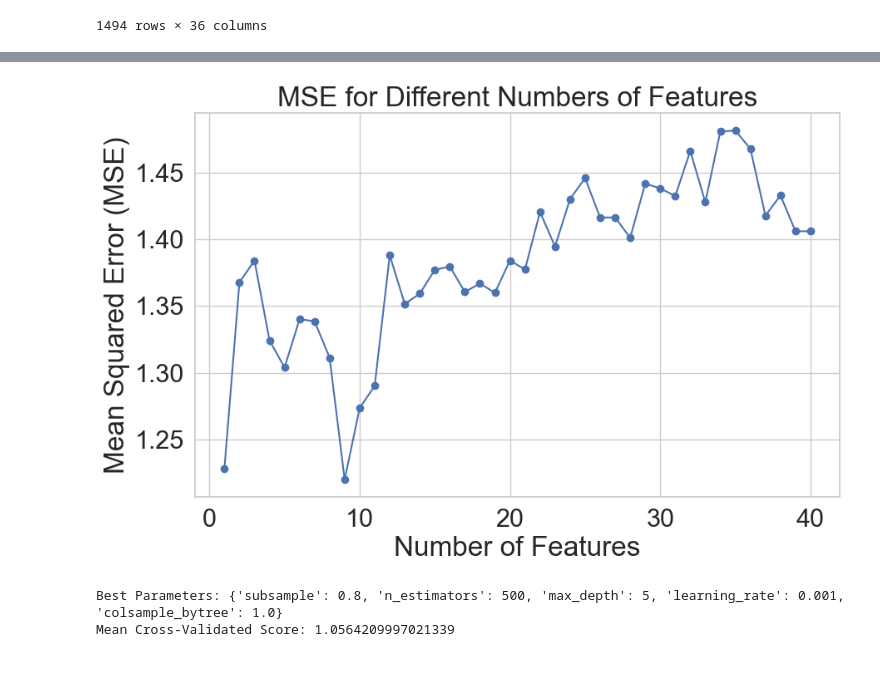
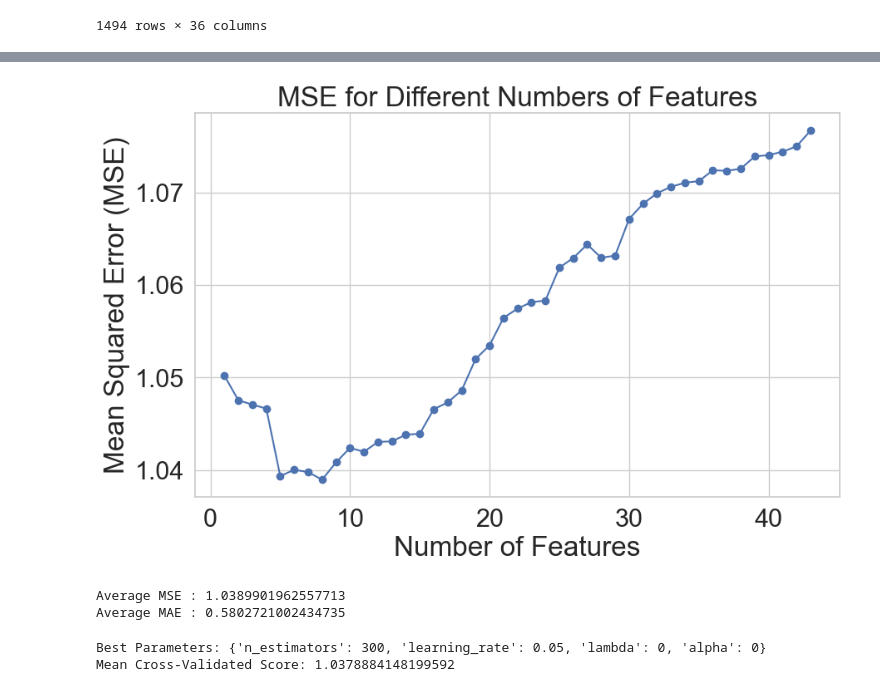
Before and after one commit to alexandra-pricop/EnsembleLearning, a Jupyter notebook: XGBoost.ipynb, the cells around one changed output, grey strips where cells are left out. Cells and saved outputs as stored; diff of their text form; code cells hidden in the pictures.

```diff
--- a/XGBoost.ipynb
+++ b/XGBoost.ipynb
@@ -75,10 +62,22 @@ x_train_imputed = X_train_poly_full
 # %%
-x_train_imputed['DE_GAS_COAL_INTERACTION'] = x_train_imputed['DE_GAS'] * x_train_imputed['DE_COAL']
+x_train_imputed['FR_WIND_SQR'] = np.sqrt(np.maximum(0, x_train_imputed['FR_WINDPOW']))
+x_train_imputed['DE_WIND_SQR'] = np.sqrt(np.maximum(0, x_train_imputed['DE_WINDPOW']))
+
 x_train_imputed['DE_NET_EXPORT_cumsum'] = x_train_imputed.groupby('DAY_ID')['DE_NET_EXPORT'].cumsum()
 x_train_imputed['FR_NET_EXPORT_cumsum'] = x_train_imputed.groupby('DAY_ID')['FR_NET_EXPORT'].cumsum()
-x_train_imputed['FR_CONSUMPTION_cumsum'] = x_train_imputed.groupby('DAY_ID')['FR_CONSUMPTION'].cumsum()
-x_train_imputed['DE_CONSUMPTION_cumsum'] = x_train_imputed.groupby('DAY_ID')['DE_CONSUMPTION'].cumsum()
 
-x_train_imputed.drop('ID', axis = 1, inplace = True)
+x_train_imputed['FR_RESIDUAL_LOAD_cumsum'] = x_train_imputed.groupby('DAY_ID')['FR_RESIDUAL_LOAD'].cumsum()
+x_train_imputed['DE_RESIDUAL_LOAD_cumsum'] = x_train_imputed.groupby('DAY_ID')['DE_RESIDUAL_LOAD'].cumsum()
+
+x_train_imputed['FR_NON_RENEWABLE'] = x_train_imputed['FR_COAL']+ x_train_imputed['FR_GAS'] + x_train_imputed['FR_NUCLEAR']
+x_train_imputed['FR_RENEWABLE'] = x_train_imputed['FR_HYDRO']+ x_train_imputed['FR_SOLAR'] + x_train_imputed['FR_WINDPOW']
+
+x_train_imputed['DE_NON_RENEWABLE'] = x_train_imputed['DE_COAL']+ x_train_imputed['DE_GAS'] + x_train_imputed['DE_NUCLEAR'] + x_train_imputed['DE_LIGNITE']
+x_train_imputed['DE_RENEWABLE'] = x_train_imputed['DE_HYDRO']+ x_train_imputed['DE_SOLAR'] + x_train_imputed['DE_WINDPOW']
+
+x_train_imputed['EXCESS_PROD'] = x_train_imputed['FR_NON_RENEWABLE']+x_train_imputed['FR_RENEWABLE'] - x_train_imputed['FR_CONSUMPTION']- x_train_imputed['FR_NET_EXPORT']
+x_train_imputed['EXCESS_PROD'] =  x_train_imputed['DE_NON_RENEWABLE']+x_train_imputed['DE_RENEWABLE'] - x_train_imputed['DE_CONSUMPTION']- x_train_imputed['DE_NET_EXPORT']
+
+x_train_imputed.drop(['ID', 'DE_NET_IMPORT', 'FR_NET_IMPORT', 'FR_TEMP'], axis = 1, inplace = True)
 
 y_train.drop('ID', axis = 1, inplace = True)
@@ -107,14 +88,10 @@ x_train_imputed
 # %%
 #Run baseline model
-xgb_reg = XGBRegressor(objective='reg:squarederror', random_state=42)
-
+xgb_reg = XGBRegressor(objective='reg:squarederror', booster='gblinear', random_state=42)
 
 mse_valid = cross_val_score(xgb_reg, x_train_imputed, y_train, scoring='neg_mean_squared_error', cv=5)
 print(f'Average MSE : {-np.mean(mse_valid)}')
 
 mae_scores = cross_val_score(xgb_reg, x_train_imputed, y_train, scoring='neg_mean_absolute_error', cv=5)
 print(f'Average MAE : {-np.mean(mae_scores)}')
-
-#Average MSE : 1.3974630165513062
-#Average MAE : 0.7273853108405349
 # %% [output]
@@ -157,45 +146,57 @@ plt.show()
+# %%
+mse_scores_per_k = []
+sorted_importances = sorted(importance_dict.items(), key=lambda x: abs(x[1]), reverse=True)
+
+for k in range(1, len(x_train_imputed.columns) + 1):
+    selected_features = [feature[0] for feature in sorted_importances[:k]]
+    xgb_reg_selected = XGBRegressor(objective='reg:squarederror',  booster='gblinear', random_state=42)
+
+    mse_scores = cross_val_score(xgb_reg_selected, x_train_imputed[selected_features], y_train, scoring='neg_mean_squared_error', cv=5)
+    mse_scores_per_k.append(-np.mean(mse_scores))
 # %%
-mse_scores_per_k = []
-
-for k in range(1, len(x_train_imputed.columns) + 1):
-    selected_features = [feature[0] for feature in sorted_importances[:k]]
-    xgb_reg_selected = XGBRegressor(objective='reg:squarederror', random_state=42)
-
-    mse_scores = cross_val_score(xgb_reg_selected, x_train_imputed[selected_features], y_train, scoring='neg_mean_squared_error', cv=5)
-    mse_scores_per_k.append(-np.mean(mse_scores))
-
 plt.figure(figsize=(10, 6))
 plt.plot(range(1, len(x_train_imputed.columns) + 1), mse_scores_per_k, marker='o', linestyle='-', color='b')
 plt.title('MSE for Different Numbers of Features')
 plt.xlabel('Number of Features')
 plt.ylabel('Mean Squared Error (MSE)')
 plt.grid(True)
 plt.show()
 # %% [output]
-[figure, old version]
+[figure, new version]
+# %%
+selected_features = [feature[0] for feature in sorted_importances[:8]]
+
+x_train = x_train_imputed[selected_features]
+
+mse_valid = cross_val_score(xgb_reg, x_train, y_train, scoring='neg_mean_squared_error', cv=5)
+print(f'Average MSE : {-np.mean(mse_valid)}')
+
+mae_scores = cross_val_score(xgb_reg, x_train, y_train, scoring='neg_mean_absolute_error', cv=5)
+print(f'Average MAE : {-np.mean(mae_scores)}')
+# %% [output]
+Average MSE : 1.0389901962557713
+Average MAE : 0.5802721002434735
 # %%
 #randomized grid search
 param_grid = {
-    'learning_rate': [0.0001, 0.001,0.01],
+    'learning_rate': [0.0001, 0.005, 0.05, 0.1, 0.001,0.01],
     'n_estimators': [100, 200, 300, 400, 500],
-    'max_depth': [ 4, 5, 6, 7, 8, 9],
-    'subsample': [0.8, 0.9, 1.0],
-    'colsample_bytree': [0.8, 0.9, 1.0],
+    'lambda' : [1, 0.9, 0.8, 0.7, 0.6, 0],
+    'alpha' : [1, 0.9, 0.8, 0.7, 0.6, 0]
 }
 
 
 random_search = RandomizedSearchCV(
     xgb_reg,
     param_distributions=param_grid,
-    n_iter=80,
+    n_iter=500,
     scoring='neg_mean_squared_error',
     cv=5,
     random_state=42,
     n_jobs=-1
 )
 
-random_search.fit(x_train_imputed, y_train)
-
+random_search.fit(x_train, y_train)
 print("Best Parameters:", random_search.best_params_)
 
 # Get the best model
@@ -204,5 +205,5 @@ best_xgb_model = random_search.best_estimator_
 mean_cv_score = random_search.best_score_
 print(f'Mean Cross-Validated Score: {-mean_cv_score}')
 # %% [output]
-Best Parameters: {'subsample': 0.8, 'n_estimators': 500, 'max_depth': 5, 'learning_rate': 0.001, 'colsample_bytree': 1.0}
-Mean Cross-Validated Score: 1.0564209997021339
+Best Parameters: {'n_estimators': 300, 'learning_rate': 0.05, 'lambda': 0, 'alpha': 0}
+Mean Cross-Validated Score: 1.0378884148199592
```
Also changed, not shown: parts of 15 cells of this notebook, 2 other files.
